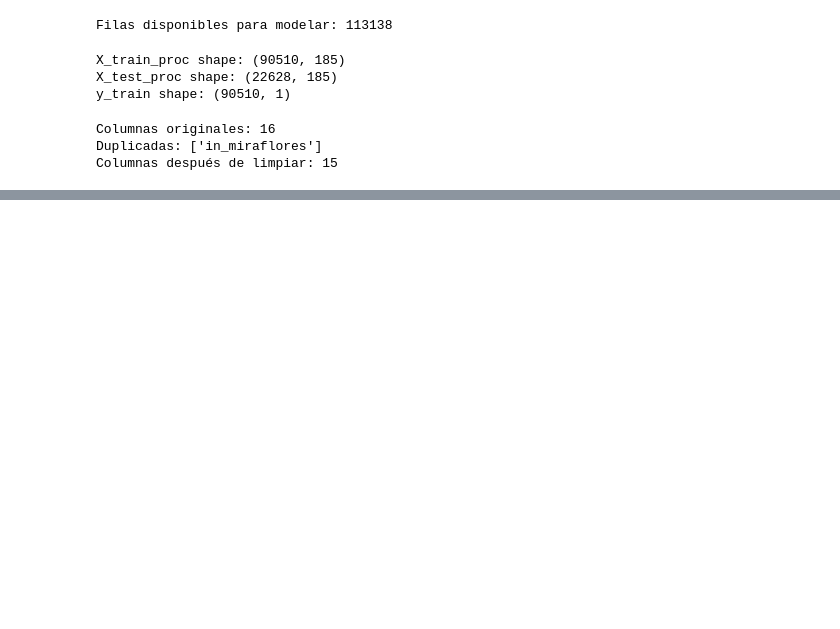
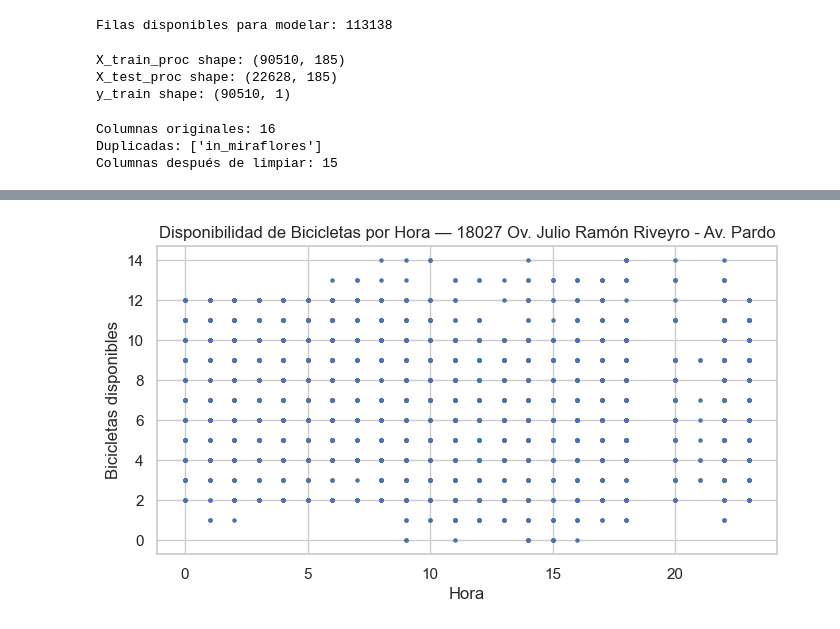
Before and after one commit to Dilan140402/City_Bike_Lima-, a Jupyter notebook: PC3_ARA/PC3_ARA.ipynb, the cells around one changed output, grey strips where cells are left out. Saved outputs shown, nothing was run; the diff lists cells and outputs as text; code cells hidden in the pictures; blank space fills up the shorter version.

```diff
--- a/PC3_ARA/PC3_ARA.ipynb
+++ b/PC3_ARA/PC3_ARA.ipynb
@@ -475,0 +455,95 @@ Ecuación Normal → RMSE: 6429277709576799232.0000, R2: -2295044920469789351118
+# %%
+# CELDA — Gráficas de variación por hora y predicción usando Ecuación Normal para 2 estaciones
+
+import numpy as np
+import matplotlib.pyplot as plt
+from sklearn.metrics import mean_squared_error, r2_score, mean_absolute_error
+
+
+# =========================
+#  1. Ecuación Normal
+# =========================
+
+# Construir matrices con término bias
+Xb = np.c_[np.ones((X_train_proc.shape[0], 1)), X_train_proc]
+Xb_test = np.c_[np.ones((X_test_proc.shape[0], 1)), X_test_proc]
+
+try:
+    theta_best = np.linalg.inv(Xb.T.dot(Xb)).dot(Xb.T).dot(y_train_arr)
+    print("Ecuación normal vía inversa calculada.")
+except np.linalg.LinAlgError:
+    theta_best = np.linalg.pinv(Xb).dot(y_train_arr)
+    print("Matriz singular → usando pseudoinversa (pinv).")
+
+# Predicciones
+y_pred_normal = Xb_test.dot(theta_best).flatten()
+
+# Métricas
+rmse_normal = np.sqrt(mean_squared_error(y_test_arr, y_pred_normal))
+r2_normal = r2_score(y_test_arr, y_pred_normal)
+mae_normal = mean_absolute_error(y_test_arr, y_pred_normal)
+
+print(f"Ecuación Normal → RMSE: {rmse_normal:.4f}, R2: {r2_normal:.4f}, MAE: {mae_normal:.4f}")
+
+
+# =========================
+#  2. Seleccionar 2 estaciones (por nombre)
+# =========================
+
+stations = df['station_name'].unique()[:2]
+print("Estaciones seleccionadas:", stations)
+
+target_col = "free_bikes"
+
+
+# =========================
+#  3. Crear DF para pruebas con nombre de estación y hora
+# =========================
+
+X_test_with_station = X_test.copy()
+
+# Recuperar columnas desde el DF original usando los índices
+X_test_with_station['station_name'] = df.loc[X_test.index, 'station_name'].values
+X_test_with_station['hour'] = df.loc[X_test.index, 'hour'].values
+
+# Agregar datos reales y predicción
+X_test_with_station['y_real'] = y_test_arr
+X_test_with_station['y_pred'] = y_pred_normal
+
+
+# =========================
+#  4. Gráfica de DISPONIBILIDAD por hora
+# =========================
+
+for station in stations:
+
+    df_station = df[df['station_name'] == station]
+
+    plt.figure(figsize=(8,4))
+    plt.scatter(df_station['hour'], df_station[target_col], s=5)
+    plt.title(f"Disponibilidad de Bicicletas por Hora — {station}")
+    plt.xlabel("Hora")
+    plt.ylabel("Bicicletas disponibles")
+    plt.grid(True)
+    plt.show()
+
+
+# =========================
+#  5. Gráfica de PREDICCIÓN vs REAL
+# =========================
+
+for station in stations:
+
+    df_pred = X_test_with_station[X_test_with_station['station_name'] == station]
+
+    plt.figure(figsize=(8,4))
+    plt.scatter(df_pred['hour'], df_pred['y_real'], s=5, label="Real")
+    plt.plot(df_pred['hour'], df_pred['y_pred'], linewidth=2, color='red', label="Predicción")
+
+    plt.title(f"Predicción vs Datos Reales — {station}")
+    plt.xlabel("Hora")
+    plt.ylabel("Bicicletas disponibles")
+    plt.legend()
+    plt.grid(True)
+    plt.show()
+# %% [output]
@@ -475,0 +554 @@ Ecuación Normal → RMSE: 6429277709576799232.0000, R2: -2295044920469789351118
+[figure, added]
```
Also changed, not shown: parts of 9 cells of this notebook, 4 other files.
